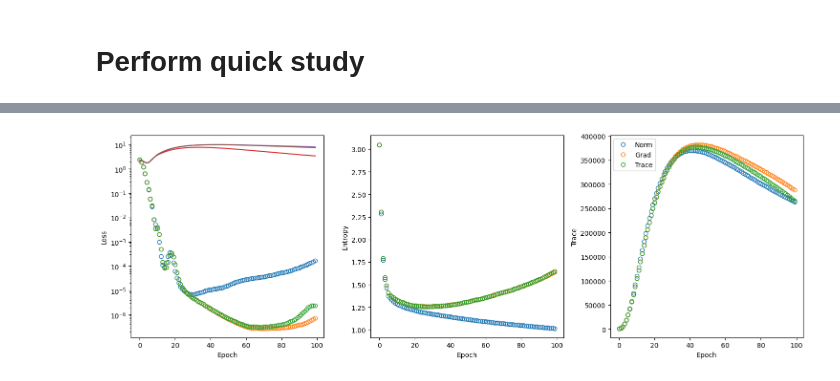
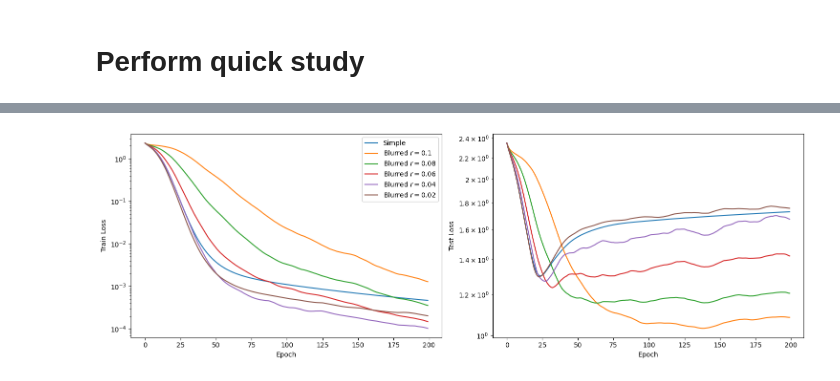
Before and after one commit to zincware/ZnNL, a Jupyter notebook: examples/Blurred-Training.ipynb, the cells around one changed output, grey strips where cells are left out. Drawn from its saved outputs; the diff is of its cells as text; code cells hidden in the pictures.

Commit message:
correct blurred training

```diff
--- a/examples/Blurred-Training.ipynb
+++ b/examples/Blurred-Training.ipynb
@@ -515,7 +538,7 @@ class RegularizedTraining(SimpleTraining):
 # %% [markdown]
 # Set up Model
 # %%
-data_generator = znnl.data.MNISTGenerator(ds_size=300)
+data_generator = znnl.data.MNISTGenerator(ds_size=50)
 # %%
 class Network(nn.Module):
     """
@@ -615,3 +638,7 @@ plt.show()
 [figure]
 # %% [markdown]
 # Perform quick study
+# %%
+data_generator = znnl.data.MNISTGenerator(ds_size=500)
+data_generator.train_ds["inputs"] = data_generator.train_ds["inputs"][:50]
+data_generator.train_ds["targets"] = data_generator.train_ds["targets"][:50]
@@ -622,7 +665,7 @@ def perform_quick_study(trainer_module: SimpleTraining, trainer_kwargs: dict, ke
     model_key, trainer_key = jax.random.split(jax.random.PRNGKey(key), 2)
     model = znnl.models.FlaxModel(
         flax_module=Network(),
-        optimizer=optax.adam(learning_rate=0.01),
+        optimizer=optax.adam(learning_rate=0.001),
         input_shape=(1, 28, 28, 1),
         seed=model_key[0],
     )
@@ -663,7 +706,7 @@ def perform_quick_study(trainer_module: SimpleTraining, trainer_kwargs: dict, ke
         train_ds=data_generator.train_ds,
         test_ds=data_generator.test_ds,
         batch_size=32,
-        epochs=100,
+        epochs=200,
     )
 
     train_report = train_recorder.gather_recording()
@@ -685,14 +728,9 @@ def get_blurred_kwargs(blurr_radius):
     }
     return blurred_training
 
-trainers = [
-    simple_kwargs,
-    get_blurred_kwargs(1e-1),
-    get_blurred_kwargs(1e-2),
-    get_blurred_kwargs(1e-3),
-    get_blurred_kwargs(1e-4),
-    get_blurred_kwargs(1e-5),
-]
+
+blurr_radia = [0.1, 0.08, 0.06, 0.04, 0.02]
+trainers = [simple_kwargs] + [get_blurred_kwargs(rad) for rad in blurr_radia]
 # %%
 # Execute a quick study
 
@@ -707,29 +743,29 @@ KeyboardInterrupt:
 # %%
 fig, axs = plt.subplots(1, 2, figsize=(15, 5), tight_layout=True)
 
 axs[0].plot(train_report_simple.loss, '-', label="Simple")
-axs[0].plot(train_report_blurred_1.loss, '-', label=r"Blurred $r = 1e-1$")
-axs[0].plot(train_report_blurred_2.loss, '-', label=r"Blurred $r = 1e-2$")
-axs[0].plot(train_report_blurred_3.loss, '-', label=r"Blurred $r = 1e-3$")
-axs[0].plot(train_report_blurred_4.loss, '-', label=r"Blurred $r = 1e-4$")
-axs[0].plot(train_report_blurred_5.loss, '-', label=r"Blurred $r = 1e-5$")
+axs[0].plot(train_report_blurred_1.loss, '-', label=rf"Blurred $r = {blurr_radia[0]}$")
+axs[0].plot(train_report_blurred_2.loss, '-', label=rf"Blurred $r = {blurr_radia[1]}$")
+axs[0].plot(train_report_blurred_3.loss, '-', label=rf"Blurred $r = {blurr_radia[2]}$")
+axs[0].plot(train_report_blurred_4.loss, '-', label=rf"Blurred $r = {blurr_radia[3]}$")
+axs[0].plot(train_report_blurred_5.loss, '-', label=rf"Blurred $r = {blurr_radia[4]}$")
 
 axs[0].set_xlabel("Epoch")
 axs[0].set_ylabel("Train Loss")
 axs[0].set_yscale("log")
 axs[0].legend()
 
 axs[1].plot(test_report_simple.loss, '-', label="Simple")
-axs[1].plot(test_report_blurred_1.loss, '-', label=r"Blurred $r = 1e-1$")
-axs[1].plot(test_report_blurred_2.loss, '-', label=r"Blurred $r = 1e-2$")
-axs[1].plot(test_report_blurred_3.loss, '-', label=r"Blurred $r = 1e-3$")
-axs[1].plot(test_report_blurred_4.loss, '-', label=r"Blurred $r = 1e-4$")
-axs[1].plot(test_report_blurred_5.loss, '-', label=r"Blurred $r = 1e-5$")
+axs[1].plot(test_report_blurred_1.loss, '-', label=rf"Blurred $r = {blurr_radia[0]}$")
+axs[1].plot(test_report_blurred_2.loss, '-', label=rf"Blurred $r = {blurr_radia[1]}$")
+axs[1].plot(test_report_blurred_3.loss, '-', label=rf"Blurred $r = {blurr_radia[2]}$")
+axs[1].plot(test_report_blurred_4.loss, '-', label=rf"Blurred $r = {blurr_radia[3]}$")
+axs[1].plot(test_report_blurred_5.loss, '-', label=rf"Blurred $r = {blurr_radia[4]}$")
 
 axs[1].set_xlabel("Epoch")
 axs[1].set_ylabel("Test Loss")
 axs[1].set_yscale("log")
 
 plt.show()
 # %% [output]
-[figure, old version]
+[figure, new version]
```
Also changed, not shown: parts of 5 cells of this notebook.
